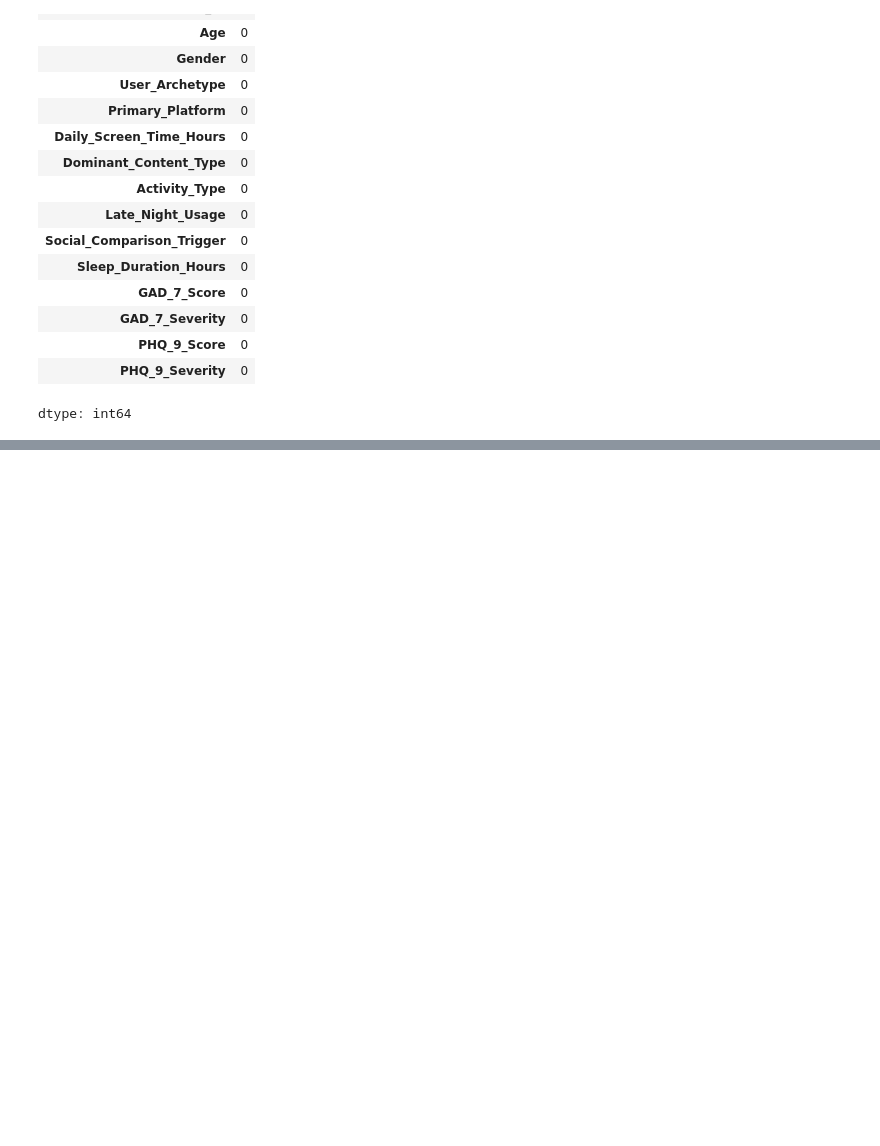
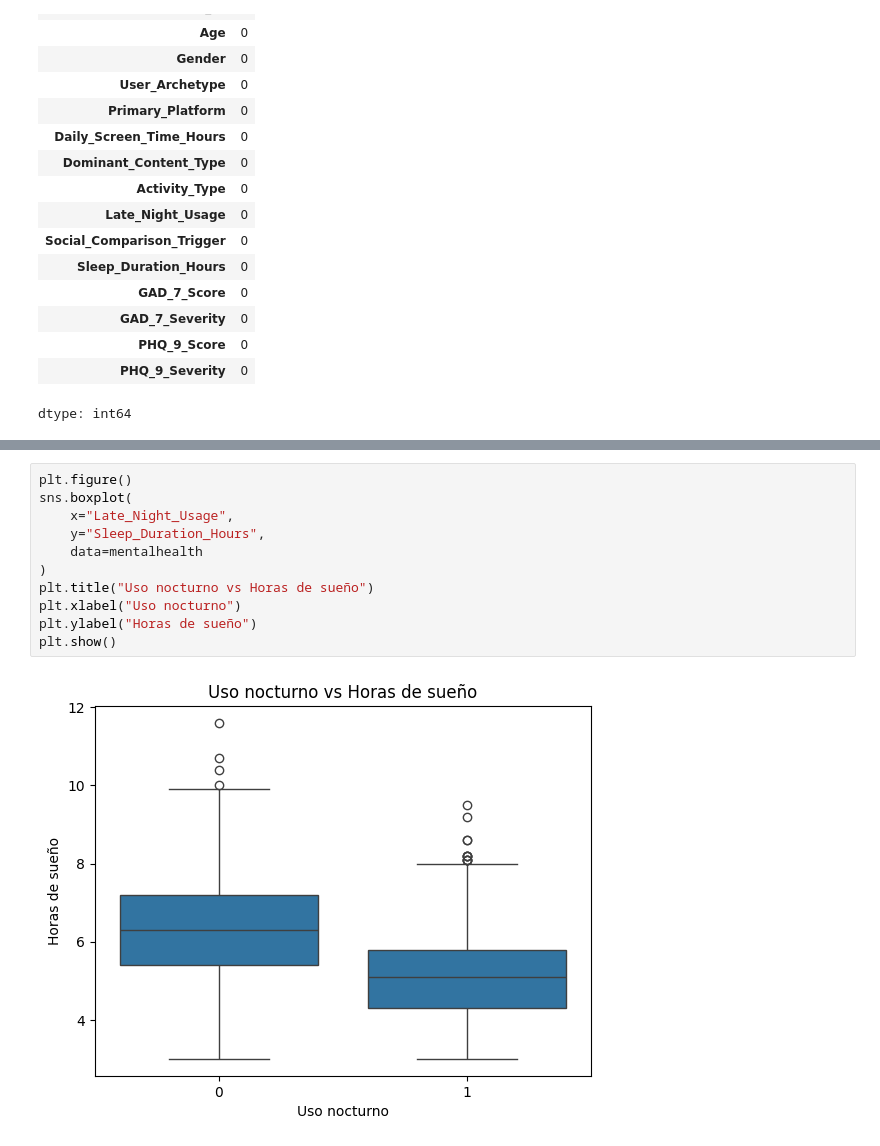
Before and after one commit to meceugenia/datasets-, a Jupyter notebook: Datasets_Cejas.ipynb, the cells around one changed output, grey strips where cells are left out. Drawn from its saved outputs; the diff is of its cells as text; blank space fills up the shorter version.

```diff
--- a/Datasets_Cejas.ipynb
+++ b/Datasets_Cejas.ipynb
@@ -139,3 +105,16 @@ mentalhealth.describe()
 | 50% | 19.000000 | 4.270000 | 0.000000 | 0.000000 | 5.800000 | ... |
 | 75% | 20.000000 | 6.050000 | 1.000000 | 0.000000 | 6.800000 | ... |
 | max | 22.000000 | 11.310000 | 1.000000 | 1.000000 | 11.600000 | ... |
+# %%
+plt.figure()
+sns.boxplot(
+    x="Late_Night_Usage",
+    y="Sleep_Duration_Hours",
+    data=mentalhealth
+)
+plt.title("Uso nocturno vs Horas de sueño")
+plt.xlabel("Uso nocturno")
+plt.ylabel("Horas de sueño")
+plt.show()
+# %% [output]
+[figure, added]
```
Also changed, not shown: parts of 17 cells of this notebook.
